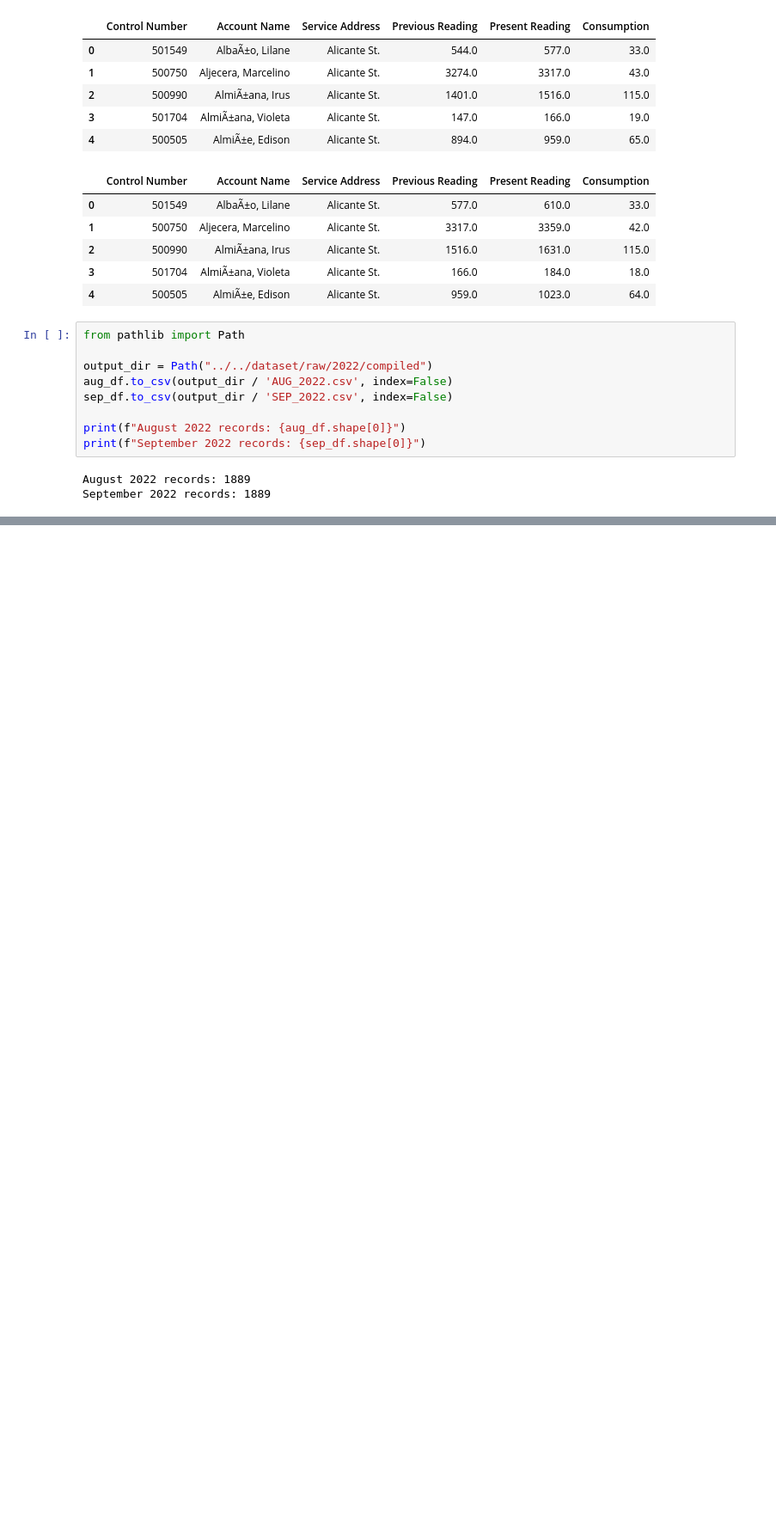
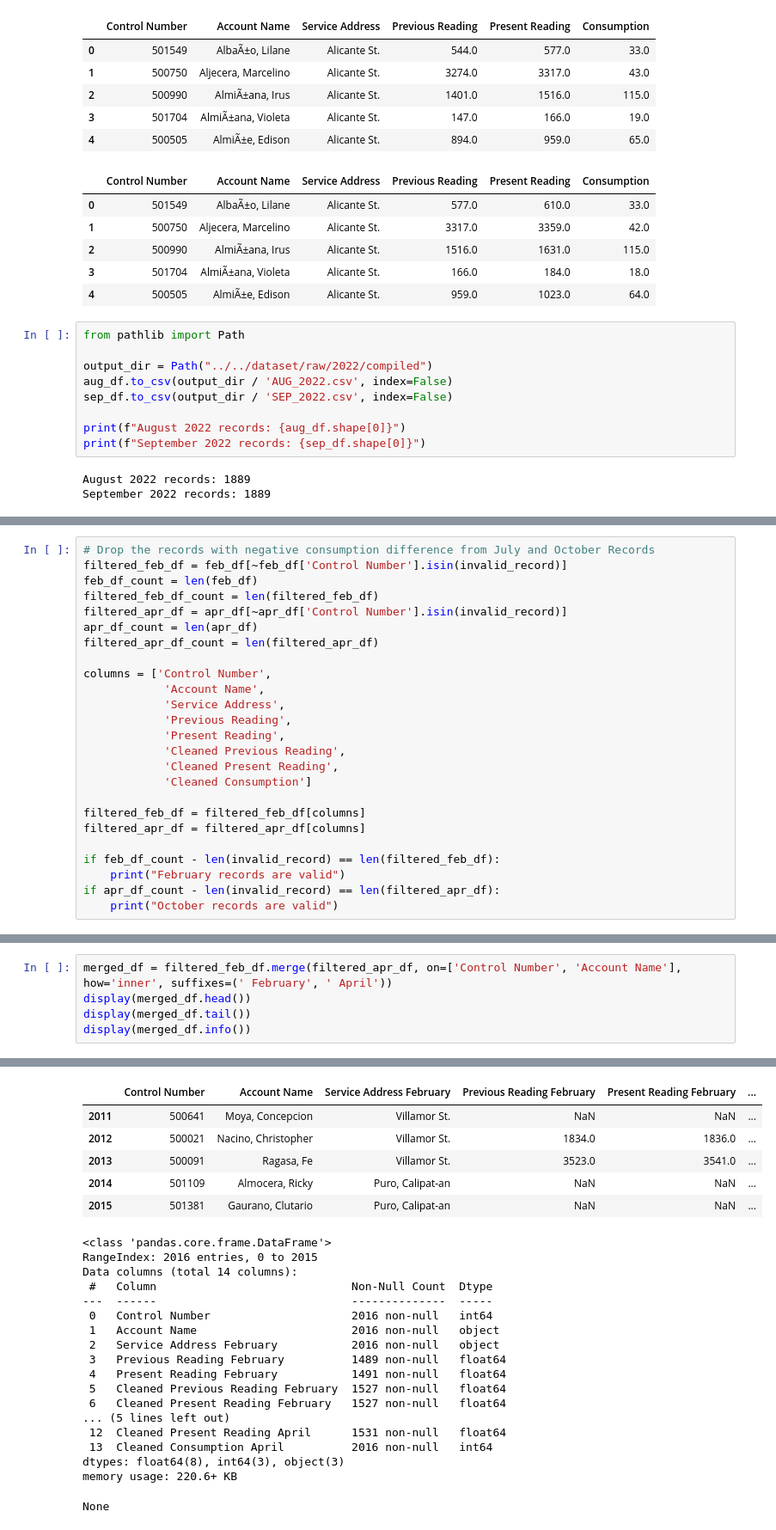
Before and after one commit to marcusAlmo/waterflow_model_training, a Jupyter notebook: data_preparation/v1/record_splitting.ipynb, the cells around one changed output, grey strips where cells are left out. Shown: that part at 86% size. Drawn from its saved outputs; the diff is of its cells as text; blank space fills up the shorter version.

```diff
--- a/data_preparation/v1/record_splitting.ipynb
+++ b/data_preparation/v1/record_splitting.ipynb
@@ -693,0 +864,25 @@ Invalid Record Count:  0
+# %%
+# Drop the records with negative consumption difference from July and October Records
+filtered_feb_df = feb_df[~feb_df['Control Number'].isin(invalid_record)]
+feb_df_count = len(feb_df)
+filtered_feb_df_count = len(filtered_feb_df)
+filtered_apr_df = apr_df[~apr_df['Control Number'].isin(invalid_record)]
+apr_df_count = len(apr_df)
+filtered_apr_df_count = len(filtered_apr_df)
+
+columns = ['Control Number',
+            'Account Name',
+            'Service Address',
+            'Previous Reading',
+            'Present Reading',
+            'Cleaned Previous Reading',
+            'Cleaned Present Reading',
+            'Cleaned Consumption']
+
+filtered_feb_df = filtered_feb_df[columns]
+filtered_apr_df = filtered_apr_df[columns]
+
+if feb_df_count - len(invalid_record) == len(filtered_feb_df):
+    print("February records are valid")
+if apr_df_count - len(invalid_record) == len(filtered_apr_df):
+    print("October records are valid")
@@ -693,0 +956,6 @@ Invalid Record Count:  0
+# %%
+merged_df = filtered_feb_df.merge(filtered_apr_df, on=['Control Number', 'Account Name'], how='inner', suffixes=(' February', ' April'))
+display(merged_df.head())
+display(merged_df.tail())
+display(merged_df.info())
+# %% [output]
@@ -693,0 +968,24 @@ Invalid Record Count:  0
+|  | Control Number | Account Name | Service Address February | Previous Reading February | Present Reading February | ... |
+| 2011 | 500641 | Moya, Concepcion | Villamor St. | NaN | NaN | ... |
+| 2012 | 500021 | Nacino, Christopher | Villamor St. | 1834.0 | 1836.0 | ... |
+| 2013 | 500091 | Ragasa, Fe | Villamor St. | 3523.0 | 3541.0 | ... |
+| 2014 | 501109 | Almocera, Ricky | Puro, Calipat-an | NaN | NaN | ... |
+| 2015 | 501381 | Gaurano, Clutario | Puro, Calipat-an | NaN | NaN | ... |
+<class 'pandas.core.frame.DataFrame'>
+RangeIndex: 2016 entries, 0 to 2015
+Data columns (total 14 columns):
+ #   Column                             Non-Null Count  Dtype
+---  ------                             --------------  -----
+ 0   Control Number                     2016 non-null   int64
+ 1   Account Name                       2016 non-null   object
+ 2   Service Address February           2016 non-null   object
+ 3   Previous Reading February          1489 non-null   float64
+ 4   Present Reading February           1491 non-null   float64
+ 5   Cleaned Previous Reading February  1527 non-null   float64
+ 6   Cleaned Present Reading February   1527 non-null   float64
+... (5 lines left out)
+ 12  Cleaned Present Reading April      1531 non-null   float64
+ 13  Cleaned Consumption April          2016 non-null   int64
+dtypes: float64(8), int64(3), object(3)
+memory usage: 220.6+ KB
+None
```
Also changed, not shown: parts of 16 cells of this notebook, 4 other files.
